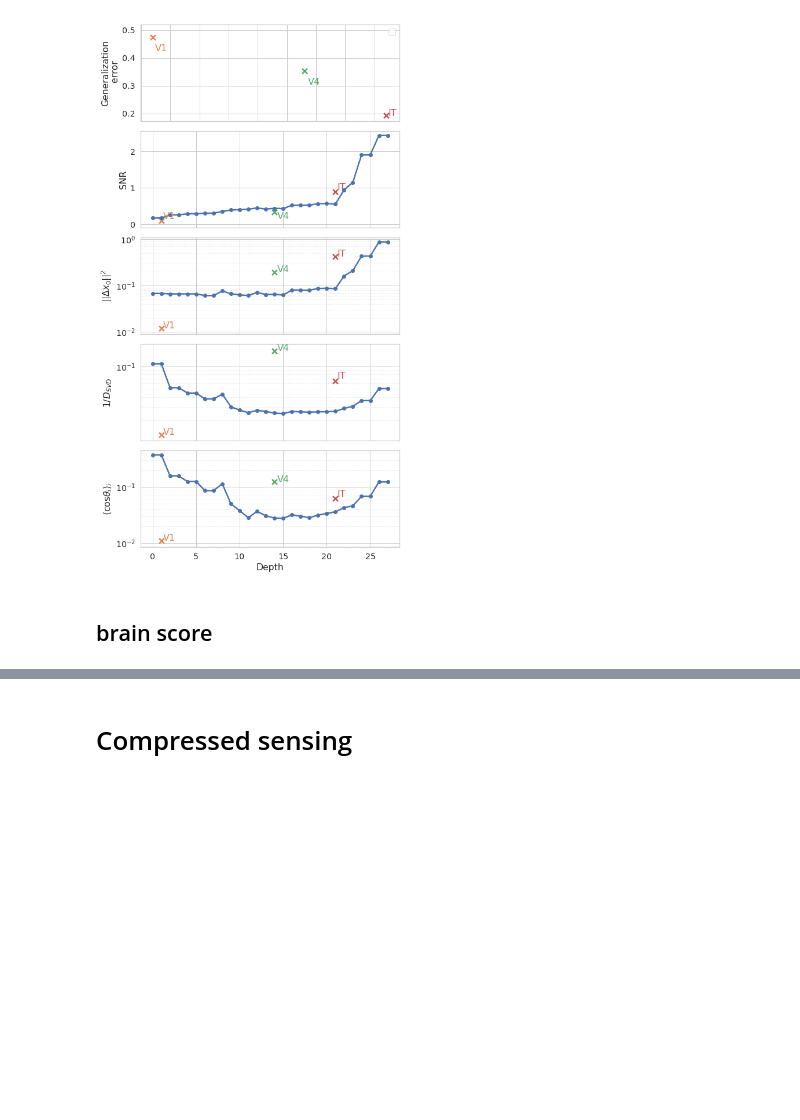
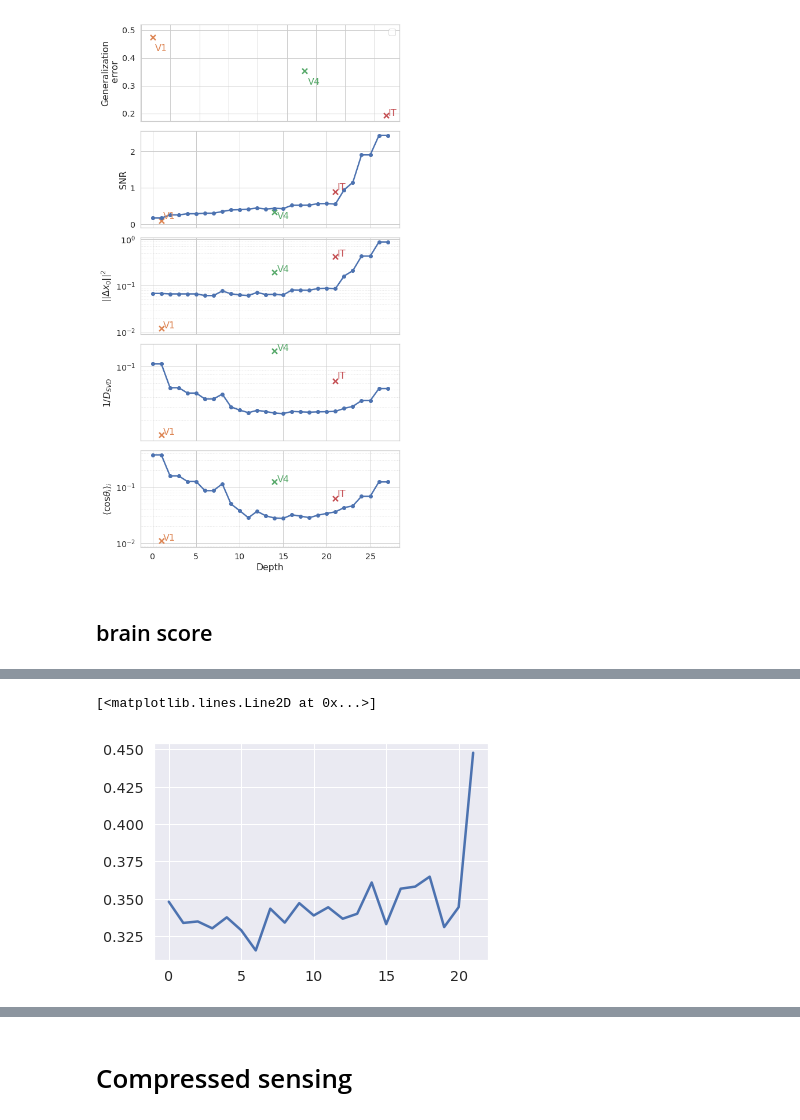
Before and after one commit to bsorsch/geometry-fewshot-learning, a Jupyter notebook: ResNet_macaque_stimuli.ipynb, the cells around one changed output, grey strips where cells are left out. Drawn from its saved outputs; the diff is of its cells as text; code cells hidden in the pictures; blank space fills up the shorter version.

```diff
--- a/ResNet_macaque_stimuli.ipynb
+++ b/ResNet_macaque_stimuli.ipynb
@@ -817,0 +815,5 @@ eigs, eigvs = np.linalg.eig(O)
+# %%
+plt.plot(non_isom)
+# %% [output]
+[<matplotlib.lines.Line2D at 0x...>]
+[figure, added]
```
Also changed, not shown: parts of 25 cells of this notebook, 3 other files.
